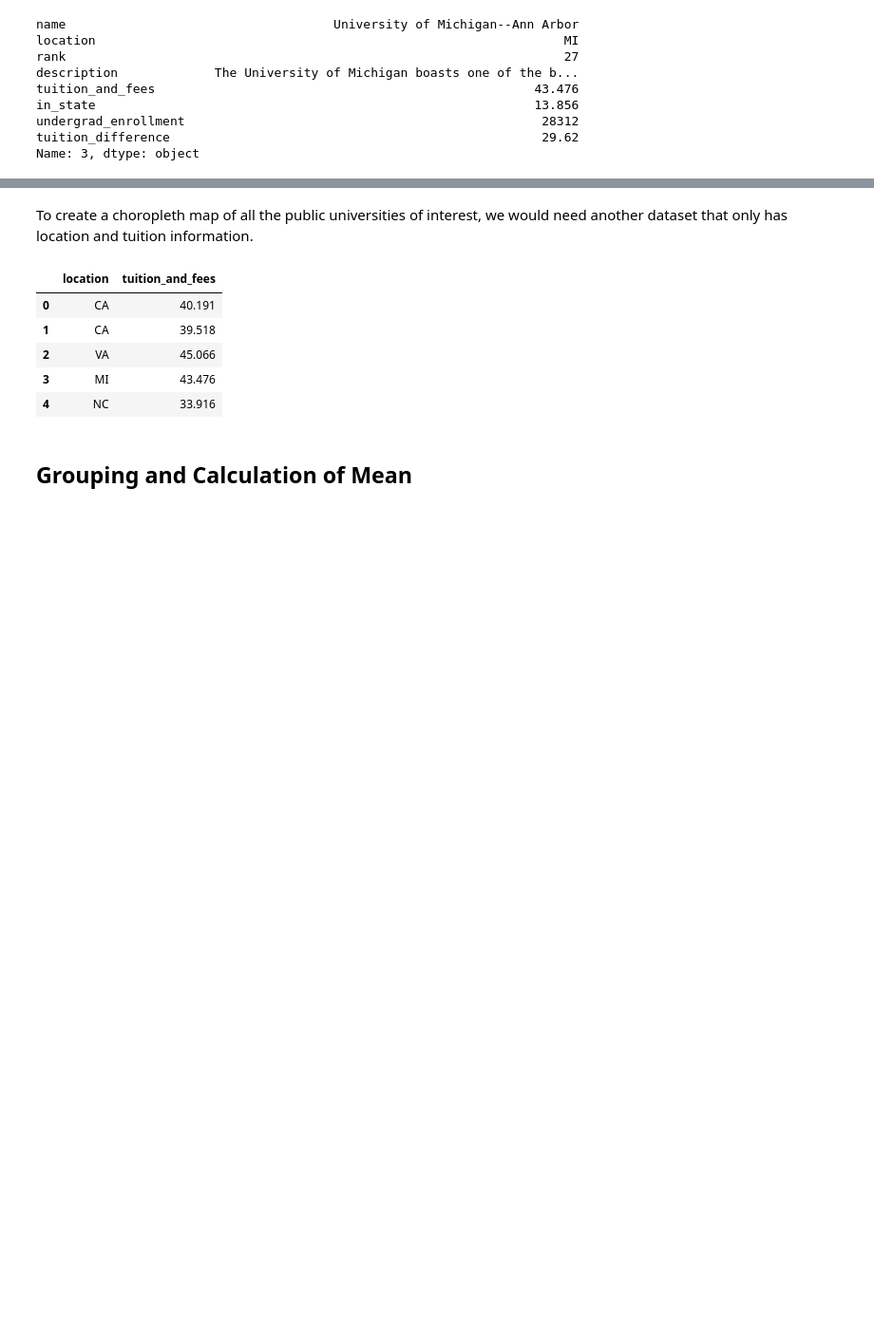
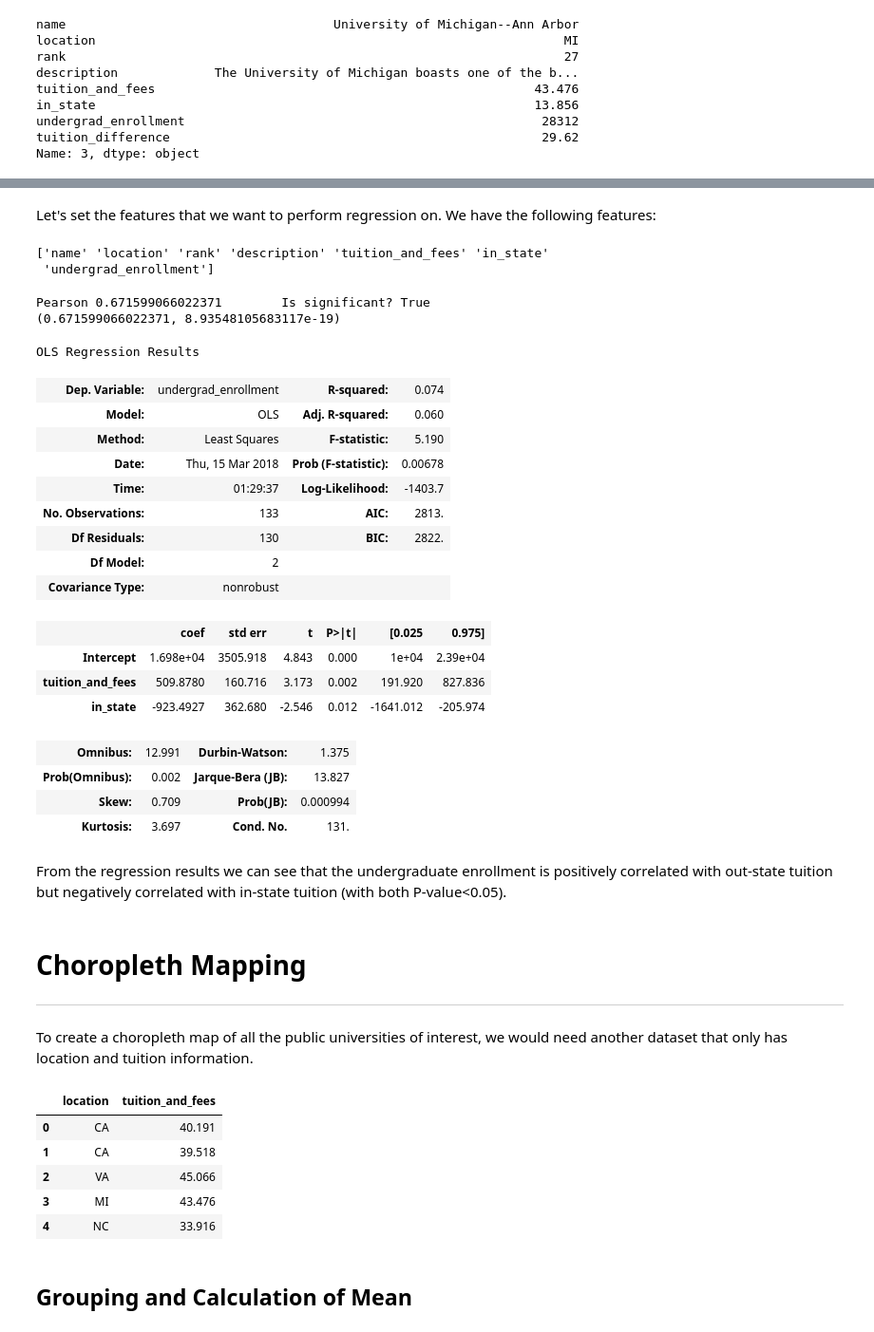
Before and after one commit to weixiao1121/PROJECT, a Jupyter notebook: public_universities_rankings.ipynb, the cells around one changed output, grey strips where cells are left out. Shown at 95% size. Cells and saved outputs as stored; diff of their text form; code cells hidden in the pictures; blank space fills up the shorter version.

```diff
--- a/public_universities_rankings.ipynb
+++ b/public_universities_rankings.ipynb
@@ -154,0 +162,4 @@ Name: 3, dtype: object
+# %%
+public_universities_rankings = pd.read_csv('public_universities_rankings.csv')
+public_universities_rankings = public_universities_rankings.dropna()
+public_universities_rankings.head()
@@ -155,3 +173,50 @@ Name: 3, dtype: object
+# %% [markdown]
+Let's set the features that we want to perform regression on. We have the following features:
+# %%
+features = public_universities_rankings.columns.values
+print(features)
+# %% [output]
+['name' 'location' 'rank' 'description' 'tuition_and_fees' 'in_state'
+ 'undergrad_enrollment']
+# %%
+x = public_universities_rankings.in_state # In state tuition
+y = public_universities_rankings.tuition_and_fees # Out State tuition
+p = pearsonr(x,y)
+print('Pearson', p[0], ' \t Is significant?',p[1]<0.05)
+print(p)
+# %% [output]
+Pearson 0.671599066022371        Is significant? True
+(0.671599066022371, 8.93548105683117e-19)
+# %%
+import statsmodels.formula.api as smf
+
+formula='undergrad_enrollment ~ tuition_and_fees + in_state'
+LinRegEPI = smf.ols(formula, data=public_universities_rankings).fit()
+LinRegEPI.summary()
+# %% [output]
+OLS Regression Results
+| Dep. Variable: | undergrad_enrollment | R-squared: | 0.074 |
+| Model: | OLS | Adj. R-squared: | 0.060 |
+| Method: | Least Squares | F-statistic: | 5.190 |
+| Date: | Thu, 15 Mar 2018 | Prob (F-statistic): | 0.00678 |
+| Time: | 01:29:37 | Log-Likelihood: | -1403.7 |
+| No. Observations: | 133 | AIC: | 2813. |
+| Df Residuals: | 130 | BIC: | 2822. |
+| Df Model: | 2 |  |  |
+| Covariance Type: | nonrobust |  |  |
+|  | coef | std err | t | P>|t| | [0.025 | 0.975] |
+| Intercept | 1.698e+04 | 3505.918 | 4.843 | 0.000 | 1e+04 | 2.39e+04 |
+| tuition_and_fees | 509.8780 | 160.716 | 3.173 | 0.002 | 191.920 | 827.836 |
+| in_state | -923.4927 | 362.680 | -2.546 | 0.012 | -1641.012 | -205.974 |
+| Omnibus: | 12.991 | Durbin-Watson: | 1.375 |
+| Prob(Omnibus): | 0.002 | Jarque-Bera (JB): | 13.827 |
+| Skew: | 0.709 | Prob(JB): | 0.000994 |
+| Kurtosis: | 3.697 | Cond. No. | 131. |
+# %% [markdown]
+From the regression results we can see that the undergraduate enrollment is positively correlated with out-state tuition but negatively correlated with in-state tuition (with both P-value<0.05).
+# %% [markdown]
+# Choropleth Mapping
+---
 # %% [markdown]
 To create a choropleth map of all the public universities of interest, we would need another dataset that only has location and tuition information.
 # %%
```
Also changed, not shown: parts of 10 cells of this notebook, 1 other file.
